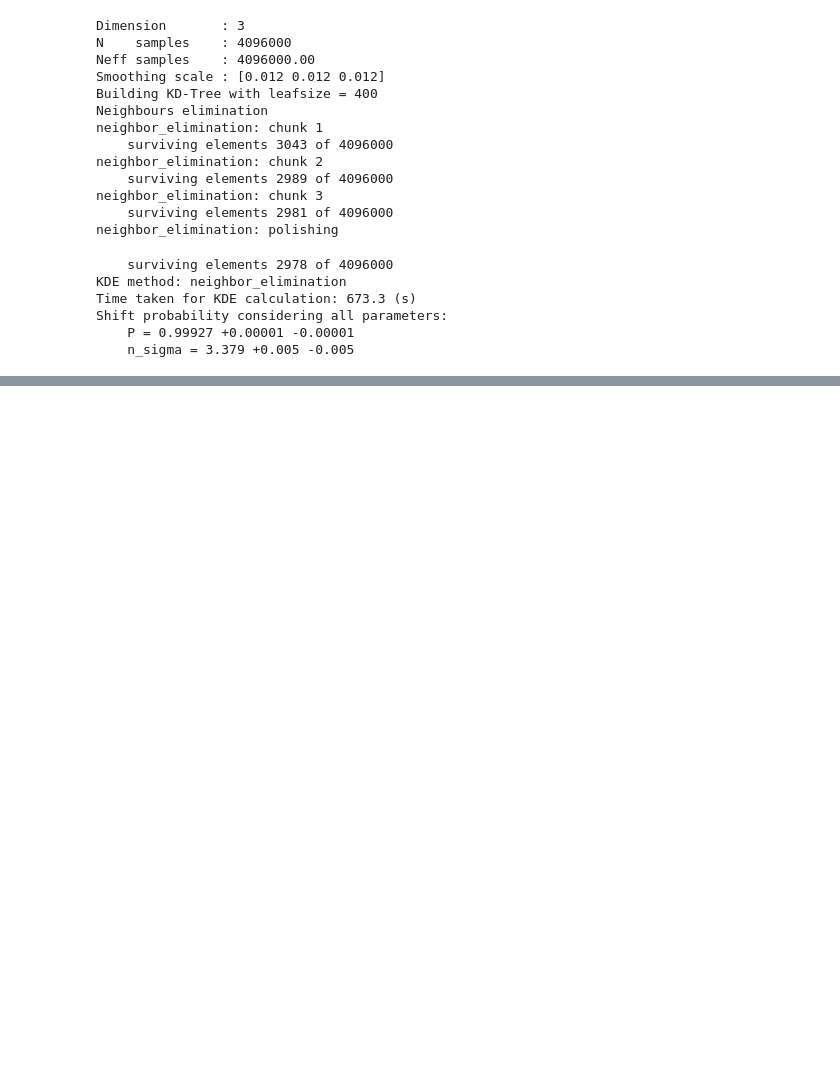
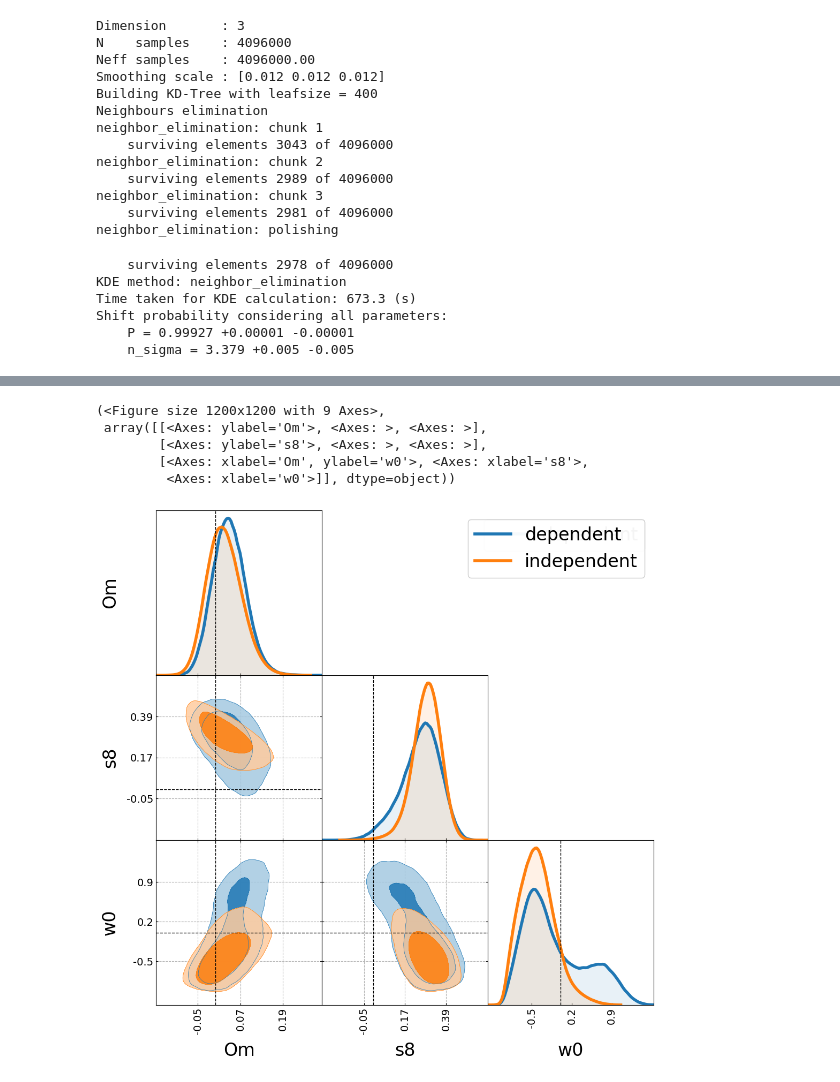
Before and after one commit to des-science/multiprobe-simulation-inference, a Jupyter notebook: dev/notebooks/gof_or_consistency/parameter_level.ipynb, the cells around one changed output, grey strips where cells are left out. Drawn from its saved outputs; the diff is of its cells as text; code cells hidden in the pictures; blank space fills up the shorter version.

```diff
--- a/dev/notebooks/gof_or_consistency/parameter_level.ipynb
+++ b/dev/notebooks/gof_or_consistency/parameter_level.ipynb
@@ -130,0 +362,12 @@ Shift probability considering all parameters:
+# %%
+residual_samples = flow.sample_residual_posterior(
+    x_obs=joint_obs,
+    params_wl=params,
+    params_gc=params,
+    emulator_wl=wl_model,
+    emulator_gc=gc_model,
+    conf=conf,
+    device="cuda",
+)
+
+delta_chain_dep = residual_samples[:,:3] - residual_samples[:,3:]
@@ -130,0 +380,20 @@ Shift probability considering all parameters:
+# %%
+tri = TriangleChain(
+    params=params,
+    fill=True,
+    grid=True,
+    show_legend=True,
+    labels=params,
+    axlines_kwargs={"linestyle": "--", "lw": 1},
+)
+
+tri.contour_cl(delta_chain_dep, names=params, label="dependent")
+tri.contour_cl(delta_chain_ind, names=params, label="independent")
+tri.axlines(np.zeros((1,len(params))), names=params, color="k")
+# %% [output]
+(<Figure size 1200x1200 with 9 Axes>,
+ array([[<Axes: ylabel='Om'>, <Axes: >, <Axes: >],
+        [<Axes: ylabel='s8'>, <Axes: >, <Axes: >],
+        [<Axes: xlabel='Om', ylabel='w0'>, <Axes: xlabel='s8'>,
+         <Axes: xlabel='w0'>]], dtype=object))
+[figure, added]
```
Also changed, not shown: parts of 19 cells of this notebook, 4 other files.
